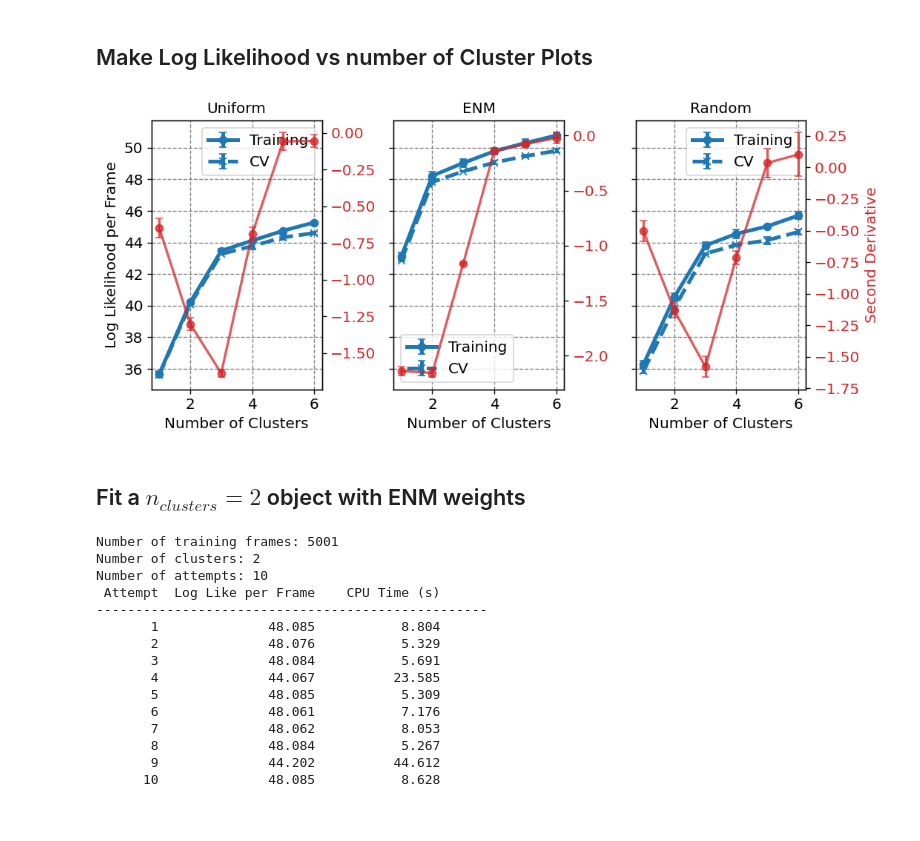
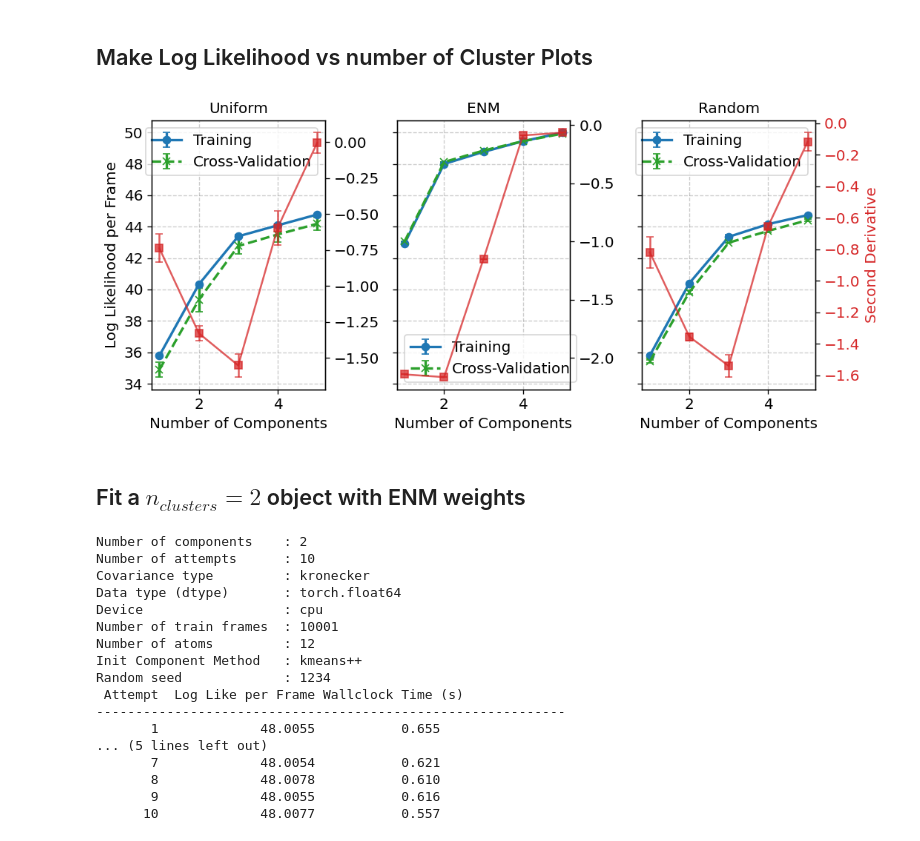
Before and after one commit to mccullaghlab/shapeGMMTorch, a Jupyter notebook: examples/beaded_helix_example/cluster_beaded_helix_frame_weights.ipynb, the cells around one changed output. Cells and saved outputs as stored; diff of their text form; code cells hidden in the pictures.

Commit message:
added kmeans++ initialization

```diff
--- a/examples/beaded_helix_example/cluster_beaded_helix_frame_weights.ipynb
+++ b/examples/beaded_helix_example/cluster_beaded_helix_frame_weights.ipynb
@@ -38,4 +35,5 @@ from shapeGMMTorch import scripts
 Here we will perform a cluster scan assuming each frame has the same weight.  This is exactly what we did in the other notebook.
 # %%
 # define cluster array
-cluster_array = np.arange(1,7,1).astype(int)
+component_array = np.arange(1,6,1).astype(int)
+print(component_array)
@@ -141,45 +170,47 @@ random_cv = np.loadtxt("random_frame_weights_ll_cv.dat")
 ## Make Log Likelihood vs number of Cluster Plots
 # %%
 # shapeGMMTorch plots has a built-in plot function for this type of plot
-from shapeGMMTorch import plots
+from shapeGMMTorch.utils import plotting
 # also need to load matplotlib
 import matplotlib.pyplot as plt
 %matplotlib inline
 # create figure
 fig, ax = plt.subplots(1,3,figsize=(9,4), dpi= 120, facecolor='w', edgecolor='k',sharex=True,sharey=True)
 # Uniform Weights
 ax[0].set_title("Uniform",fontsize=12)
-plots.plot_log_likelihood_with_dd(ax[0],cluster_array,train,cv,fontsize=12,ylabel1=True,ylabel2=False,xlabel=True)
+plotting.plot_log_likelihood_with_dd(ax[0],component_array,train,cv,fontsize=12,ylabel1=True,ylabel2=False,xlabel=True)
 # ENM Weights
 ax[1].set_title("ENM",fontsize=12)
-plots.plot_log_likelihood_with_dd(ax[1],cluster_array,enm_train,enm_cv,fontsize=12,ylabel1=False,ylabel2=False,xlabel=True)
+plotting.plot_log_likelihood_with_dd(ax[1],component_array,enm_train,enm_cv,fontsize=12,ylabel1=False,ylabel2=False,xlabel=True)
 # Random Weights
 ax[2].set_title("Random",fontsize=12)
-plots.plot_log_likelihood_with_dd(ax[2],cluster_array,random_train,random_cv,fontsize=12,ylabel1=False,ylabel2=True,xlabel=True)
+plotting.plot_log_likelihood_with_dd(ax[2],component_array,random_train,random_cv,fontsize=12,ylabel1=False,ylabel2=True,xlabel=True)
 # show plot
 plt.tight_layout()
-plt.show()
+plt.show();
 # %% [output]
-[figure, old version]
+[figure, new version]
 # %% [markdown]
 ## Fit a $n_{clusters}=2$ object with ENM weights
 # %%
 # fit a shapeGMM object for n=2 with ENM weights trained on every other frame
 # shapeGMMTorch has a built-in script for this
-sgmm_enm_weights = scripts.sgmm_fit_with_attempts(traj_data[::2], 2, 10, frame_weights[::2],device=torch.device("cpu"))
+sgmm_enm_weights = sgmm_fit_with_attempts(traj_data, 2, 10, frame_weights = frame_weights, device=device, dtype=dtype)
 # %% [output]
-Number of training frames: 5001
-Number of clusters: 2
-Number of attempts: 10
- Attempt  Log Like per Frame    CPU Time (s)
---------------------------------------------------
-       1              48.085           8.804
-       2              48.076           5.329
-       3              48.084           5.691
-       4              44.067          23.585
-       5              48.085           5.309
-       6              48.061           7.176
-       7              48.062           8.053
-       8              48.084           5.267
-       9              44.202          44.612
-      10              48.085           8.628
+Number of components    : 2
+Number of attempts      : 10
+Covariance type         : kronecker
+Data type (dtype)       : torch.float64
+Device                  : cpu
+Number of train frames  : 10001
+Number of atoms         : 12
+Init Component Method   : kmeans++
+Random seed             : 1234
+ Attempt  Log Like per Frame Wallclock Time (s)
+------------------------------------------------------------
+       1             48.0055           0.655
+... (5 lines left out)
+       7             48.0054           0.621
+       8             48.0078           0.610
+       9             48.0055           0.616
+      10             48.0077           0.557
```
Also changed, not shown: parts of 9 cells of this notebook, 12 other files.
